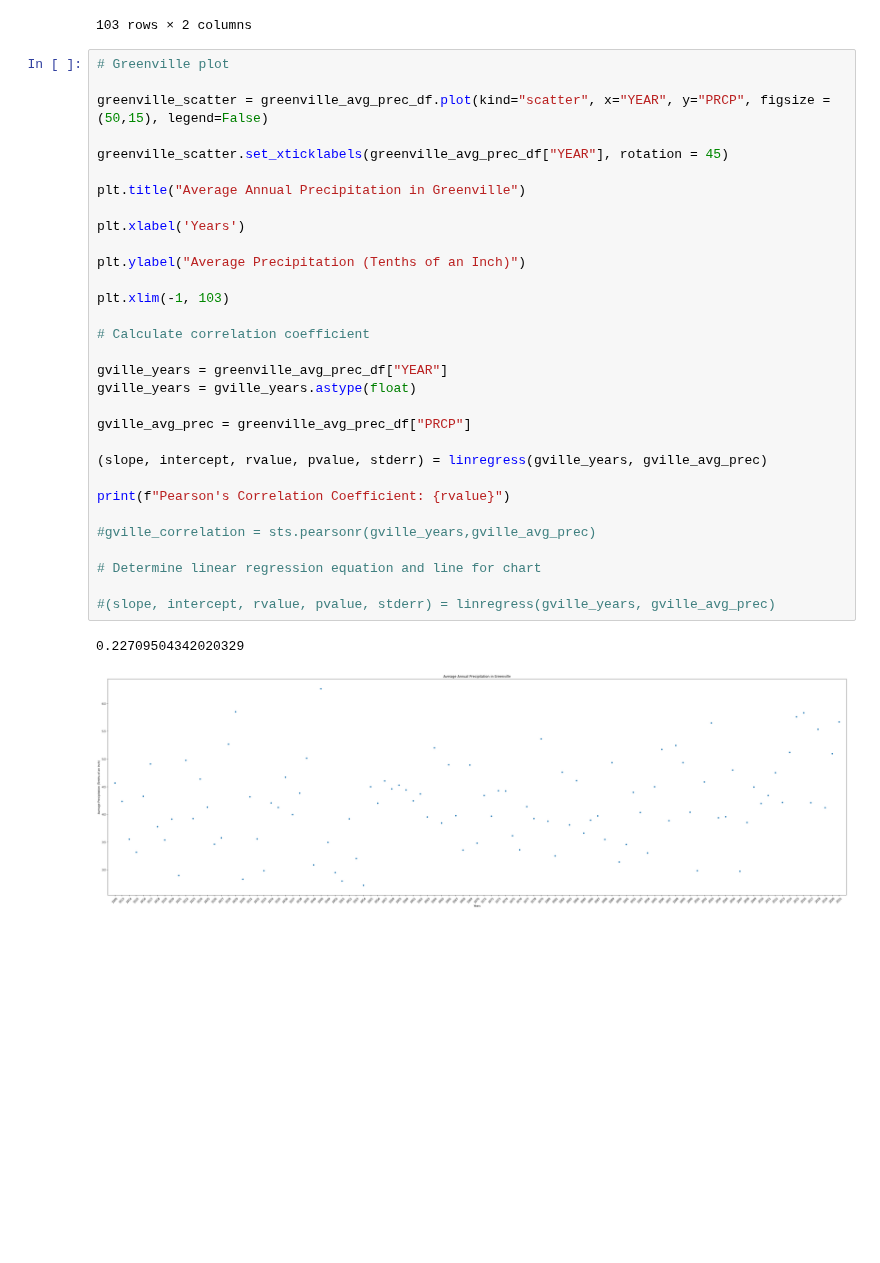
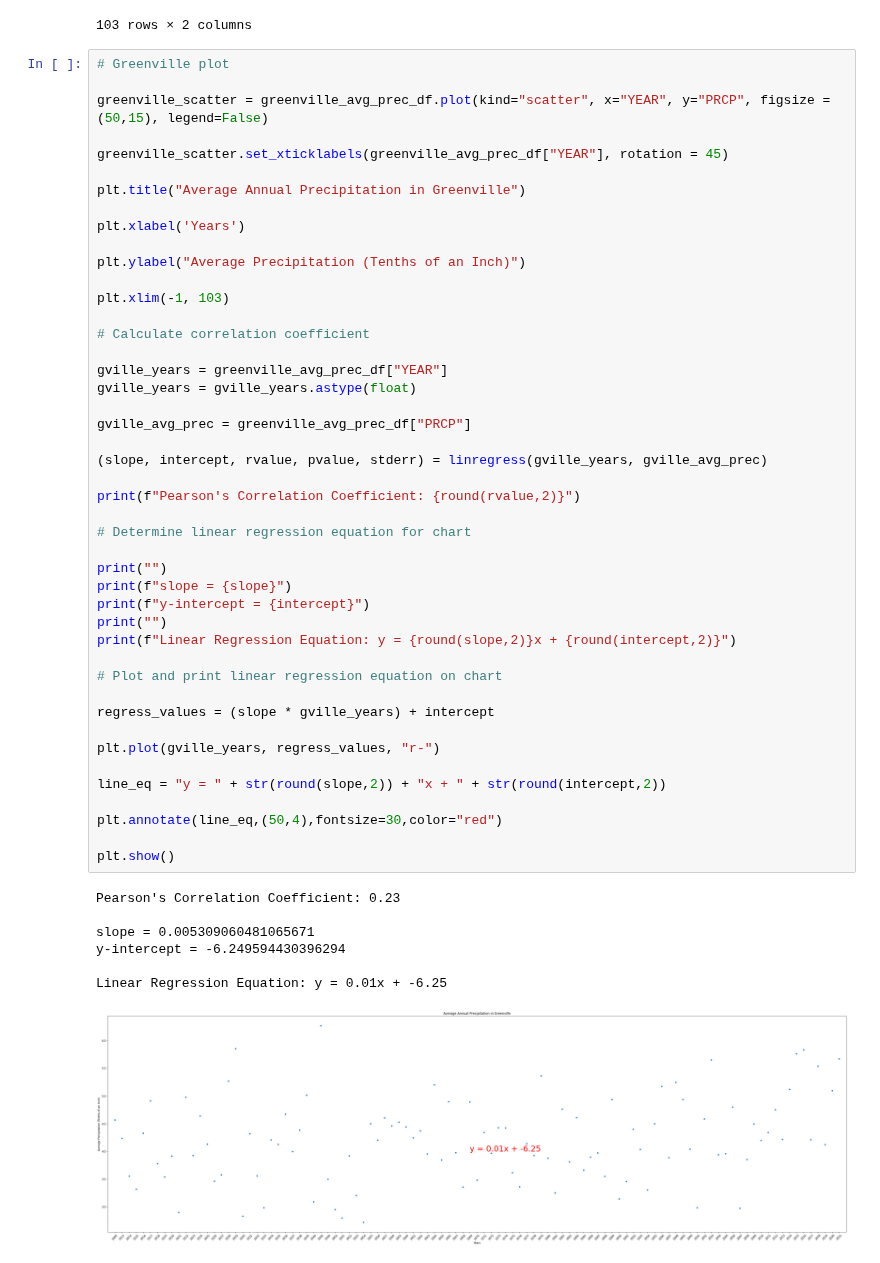
Before and after one commit to 1der4k/Data_Analysis_Project_1, a Jupyter notebook: NC_Precipitation.ipynb, the cells around one changed output. Saved outputs shown, nothing was run; the diff lists cells and outputs as text; blank space fills up the shorter version.

Commit message:
calculated regression values in order to plot regression line, line not displaying on chart yet

```diff
--- a/NC_Precipitation.ipynb
+++ b/NC_Precipitation.ipynb
@@ -286,36 +286,55 @@ greenville_avg_prec_df
 # %%
 # Greenville plot
 
 greenville_scatter = greenville_avg_prec_df.plot(kind="scatter", x="YEAR", y="PRCP", figsize = (50,15), legend=False)
 
 greenville_scatter.set_xticklabels(greenville_avg_prec_df["YEAR"], rotation = 45)
 
 plt.title("Average Annual Precipitation in Greenville")
 
 plt.xlabel('Years')
 
 plt.ylabel("Average Precipitation (Tenths of an Inch)")
 
 plt.xlim(-1, 103)
 
 # Calculate correlation coefficient
 
 gville_years = greenville_avg_prec_df["YEAR"]
 gville_years = gville_years.astype(float)
 
 gville_avg_prec = greenville_avg_prec_df["PRCP"]
 
 (slope, intercept, rvalue, pvalue, stderr) = linregress(gville_years, gville_avg_prec)
 
-print(f"Pearson's Correlation Coefficient: {rvalue}")
+print(f"Pearson's Correlation Coefficient: {round(rvalue,2)}")
 
-#gville_correlation = sts.pearsonr(gville_years,gville_avg_prec)
+# Determine linear regression equation for chart
 
-# Determine linear regression equation and line for chart
+print("")
+print(f"slope = {slope}")
+print(f"y-intercept = {intercept}")
+print("")
+print(f"Linear Regression Equation: y = {round(slope,2)}x + {round(intercept,2)}")
 
-#(slope, intercept, rvalue, pvalue, stderr) = linregress(gville_years, gville_avg_prec)
+# Plot and print linear regression equation on chart
+
+regress_values = (slope * gville_years) + intercept
+
+plt.plot(gville_years, regress_values, "r-")
+
+line_eq = "y = " + str(round(slope,2)) + "x + " + str(round(intercept,2))
+
+plt.annotate(line_eq,(50,4),fontsize=30,color="red")
+
+plt.show()
 # %% [output]
-0.22709504342020329
+Pearson's Correlation Coefficient: 0.23
+
+slope = 0.005309060481065671
+y-intercept = -6.249594430396294
+
+Linear Regression Equation: y = 0.01x + -6.25
-[figure, old version]
+[figure, new version]
 # %%
 # %% [output]
```
Also changed, not shown: parts of 1 cell of this notebook.
